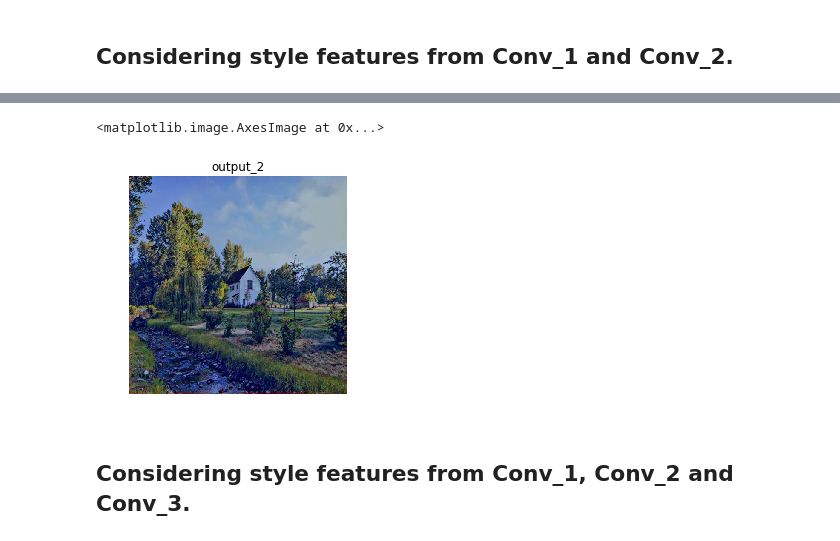
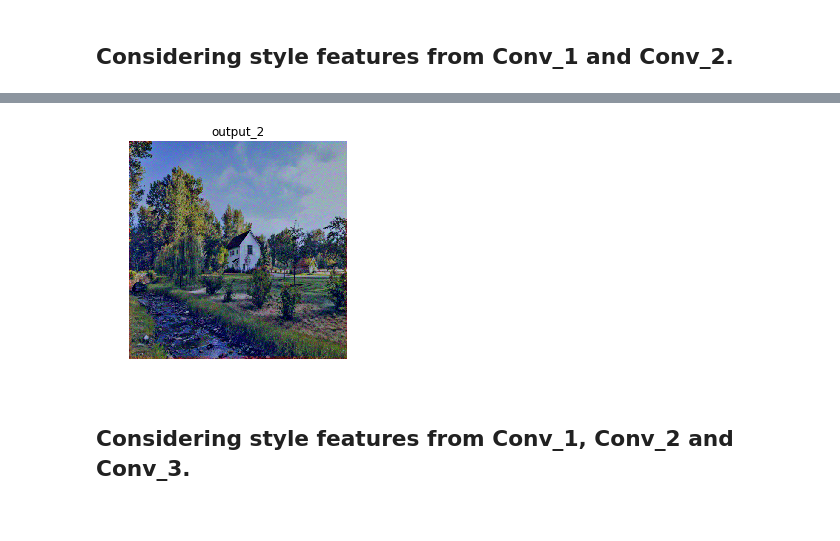
Before and after one commit to liiuuiil/ee285sp19, a Jupyter notebook: nst_layer_experiment.ipynb, the cells around one changed output, grey strips where cells are left out. Cells and saved outputs as stored; diff of their text form; code cells hidden in the pictures.

```diff
--- a/nst_layer_experiment.ipynb
+++ b/nst_layer_experiment.ipynb
@@ -41,7 +41,7 @@ def myimshow(image, title,save=False,ax=plt):
 
     if save:
         fig.savefig('{}.jpg'.format(title))
-    return h
+    return h,image
 
 class NormalizeModule(nn.Module):
     def __init__(self):
@@ -61,13 +61,13 @@ class ClossModule(nn.Module):
         self.f_content = f_content.detach()
 
     def forward(self, x):
-        self.loss = F.mse_loss(x, self.f_content)
+        self.loss = F.mse_loss(x, self.f_content)/2
         return x
 
 def gram_matrix(x):
         B, N, W, H = x.size()
         f = x.view(B*N, W*H)
-        G = torch.mm(f, f.t())/(B*N*W*H)
+        G = torch.mm(f, f.t())/(2*B*N*W*H)
         return G
 
 
@@ -133,7 +133,7 @@ def nst(input_img,content_img, style_img,
 
     model = getmodel(style_img, content_img,content_layers,style_layers)
     optimizer = torch.optim.Adam([input_img.requires_grad_()],lr=lr)
-
+    n_active=len(style_layers)
     epoch=0
     running_loss=np.inf
     while epoch<T or running_loss>tol:
@@ -148,7 +148,7 @@ def nst(input_img,content_img, style_img,
             if 'Closs' in name:
                 content_loss += module.loss
 
-        loss = style_weight*style_loss + content_weight*content_loss
+        loss = style_weight*style_loss/n_active+ content_weight*content_loss
         loss.backward()
 
         optimizer.step()
@@ -212,12 +210,12 @@ Weighted Loss : 0.09353772550821304
 # %% [markdown]
 ## Considering style features from Conv_1 and Conv_2.
+# %%
+input_img = torch.rand(content_img.shape).to(device)*.1+content_img.clone()*.9
 # %%
-input_img = content_img.clone()
-
 output_2_exp1 = nst(input_img,content_img, style_img,
              content_layers=content_layers_0,style_layers=style_layers_2,
               style_weight=1000000, content_weight=1)
 
-myimshow(output_2_exp1.detach(),'output_2',save=True)
+_,op2=myimshow(output_2_exp1.detach(),'output_2',save=True)
 # %% [output]
 epoch : 300:
@@ -243,4 +241,3 @@ Weighted Loss : 0.3221558928489685
-<matplotlib.image.AxesImage at 0x...>
-[figure, old version]
+[figure, new version]
 # %% [markdown]
 ## Considering style features from Conv_1, Conv_2 and Conv_3.
```
Also changed, not shown: parts of 9 cells of this notebook.
